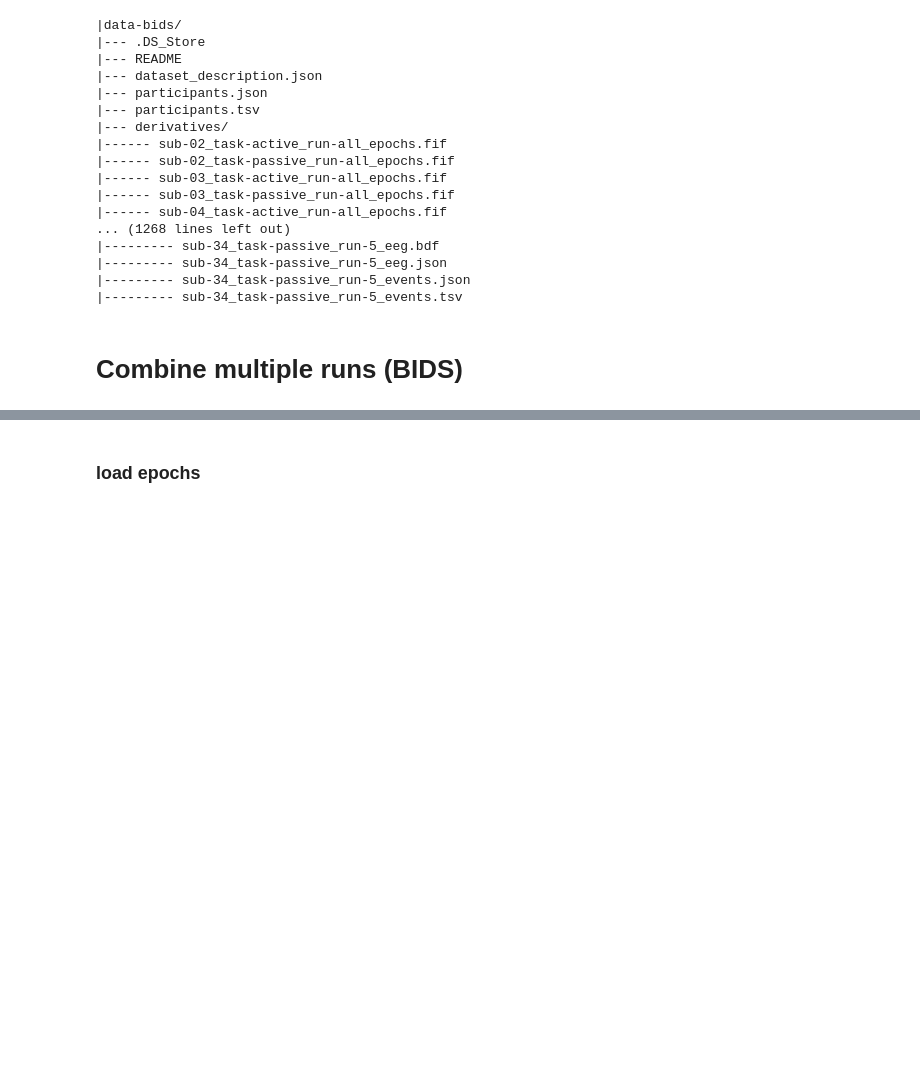
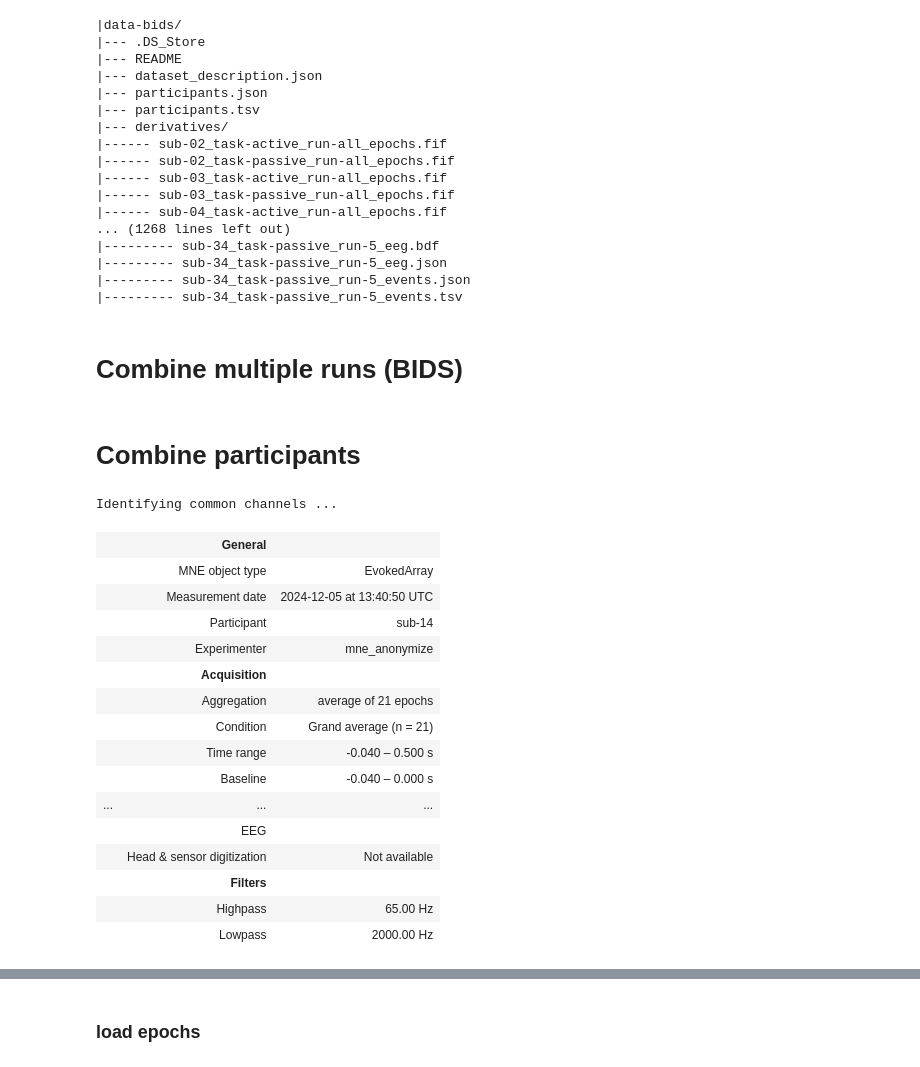
Before and after one commit to sitek/EAM1-FFR, a Jupyter notebook: ffr_processing-minimal_mne-bids.ipynb, the cells around one changed output, grey strips where cells are left out. Saved outputs shown, nothing was run; the diff lists cells and outputs as text; code cells hidden in the pictures; blank space fills up the shorter version.

```diff
--- a/ffr_processing-minimal_mne-bids.ipynb
+++ b/ffr_processing-minimal_mne-bids.ipynb
@@ -189,3 +189,5 @@ for sub_num in range(2, 35):
         event_evoked_dict[task_label] = event_evoked
         task_evoked_dict[task_label] = all_evoked
         '''
+# %% [markdown]
+# Combine participants
@@ -191,0 +210,23 @@ for sub_num in range(2, 35):
+# %%
+pas_pos_grandavg = mne.grand_average(pas_pos_avgs)
+# %% [output]
+Identifying common channels ...
+# %%
+pas_pos_grandavg
+# %% [output]
+|  | General |  |
+|  | MNE object type | EvokedArray |
+|  | Measurement date | 2024-12-05 at 13:40:50 UTC |
+|  | Participant | sub-14 |
+|  | Experimenter | mne_anonymize |
+|  | Acquisition |  |
+|  | Aggregation | average of 21 epochs |
+|  | Condition | Grand average (n = 21) |
+|  | Time range | -0.040 – 0.500 s |
+|  | Baseline | -0.040 – 0.000 s |
+| ... | ... | ... |
+|  | EEG |  |
+|  | Head & sensor digitization | Not available |
+|  | Filters |  |
+|  | Highpass | 65.00 Hz |
+|  | Lowpass | 2000.00 Hz |
```
Also changed, not shown: parts of 10 cells of this notebook.
